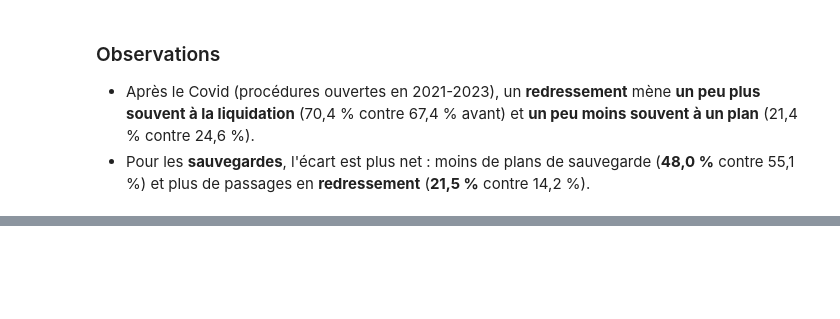
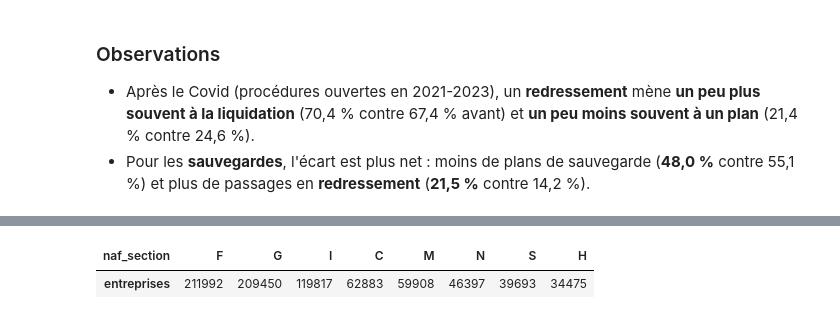
Before and after one commit to Kez0X/analyse-defaillances-entreprises, a Jupyter notebook: notebooks/axes/parcours.ipynb, the cells around one changed output, grey strips where cells are left out. Cells and saved outputs as stored; diff of their text form; code cells hidden in the pictures; blank space fills up the shorter version.

```diff
--- a/notebooks/axes/parcours.ipynb
+++ b/notebooks/axes/parcours.ipynb
@@ -403,0 +411,13 @@ comparaison.loc[["Redressement judiciaire", "Sauvegarde", "Liquidation judiciair
+# %%
+dep_region = pd.read_parquet(DASH / "departements_regions.parquet").set_index("departement")["region"]
+dep = (pd.read_parquet(PROCESSED / "bodacc_clean.parquet", columns=["siren", "date_evenement", "numerodepartement"])
+         .dropna(subset=["siren"]).sort_values("date_evenement").groupby("siren")["numerodepartement"].first().astype(str))
+sect = pd.read_parquet(PROCESSED / "sirene_clean.parquet", columns=["siren", "naf_section"]).set_index("siren")["naf_section"]
+perimetre = pd.DataFrame({"naf_section": sect.reindex(debut.index).astype("string").fillna("non renseigné"),
+                          "region": dep.reindex(debut.index).map(dep_region).fillna("non renseigné")}, index=debut.index)
+del sect, dep
+free_memory()
+perimetre.value_counts("naf_section").head(8).to_frame("entreprises").T
+# %% [output]
+| naf_section | F | G | I | C | M | N | S | H |
+| entreprises | 211992 | 209450 | 119817 | 62883 | 59908 | 46397 | 39693 | 34475 |
```
Also changed, not shown: parts of 7 cells of this notebook, 4 other files.
